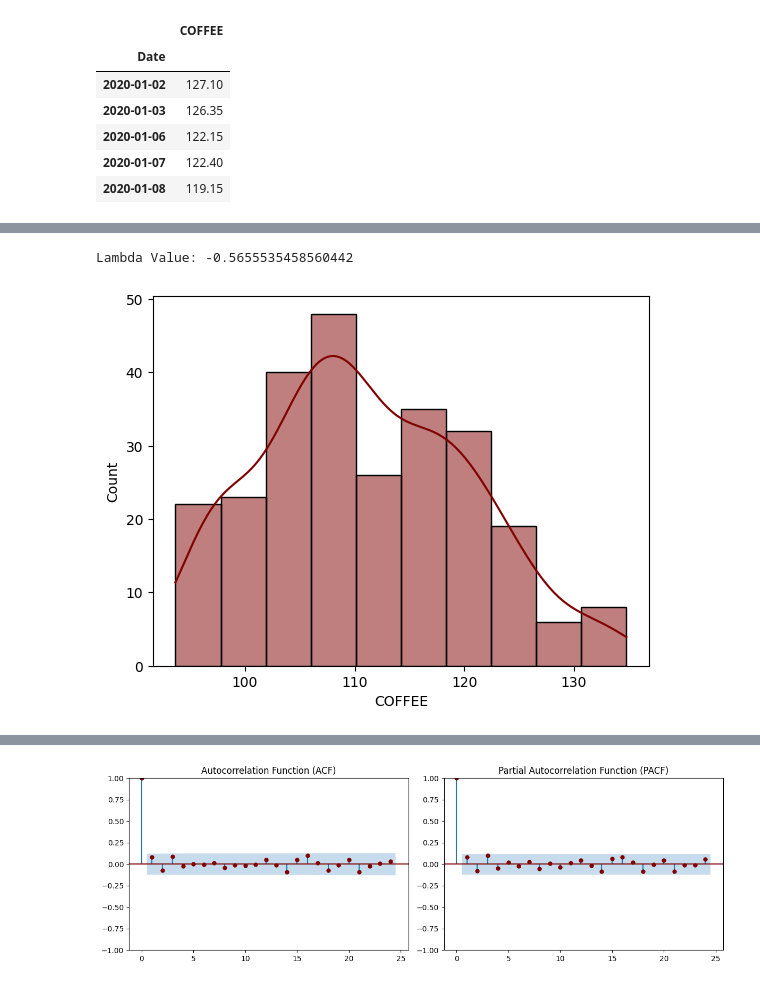
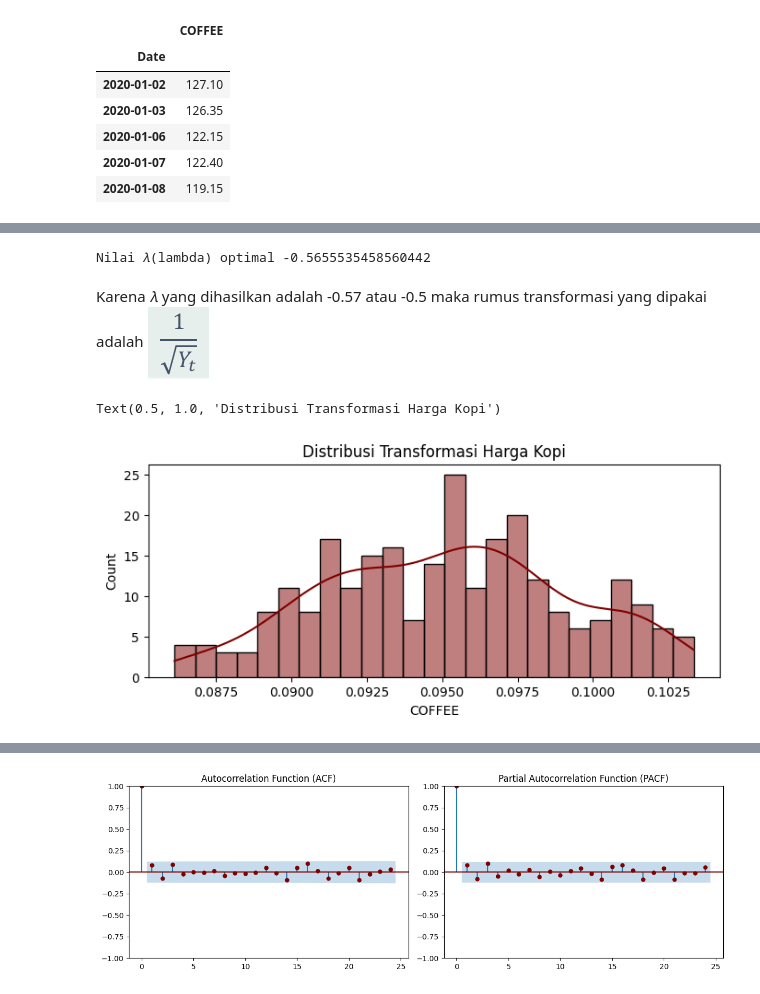
Before and after one commit to firarru/Analisis-Deret-Waktu, a Jupyter notebook: Tubes_ADW.ipynb, the cells around one changed output, grey strips where cells are left out. Saved outputs shown, nothing was run; the diff lists cells and outputs as text; code cells hidden in the pictures.

```diff
--- a/Tubes_ADW.ipynb
+++ b/Tubes_ADW.ipynb
@@ -231,13 +200,17 @@ plt.show()
 # %%
 df1_boxcox, best_lambda = boxcox(df1['COFFEE'])
-print('Lambda Value:', best_lambda)
+print('Nilai 𝜆(lambda) optimal', best_lambda)
 # %% [output]
-Lambda Value: -0.5655535458560442
+Nilai 𝜆(lambda) optimal -0.5655535458560442
+# %% [markdown]
+Karena 𝜆 yang dihasilkan adalah -0.57 atau -0.5 maka rumus transformasi yang dipakai adalah ![image.png](embedded-picture-1)
 # %%
-#plot the distribution of data values
-sns.histplot(df1['COFFEE'], kde=True, color='maroon')
-
 #perform Box-Cox transformation on original data
 df1_transform_boxcox = 1/np.sqrt(df1['COFFEE'])
+
+plt.figure(figsize=(8, 3))
+sns.histplot(df1_transform_boxcox, kde=True, color='maroon', bins=25)
+plt.title('Distribusi Transformasi Harga Kopi')
 # %% [output]
+Text(0.5, 1.0, 'Distribusi Transformasi Harga Kopi')
-[figure, old version]
+[figure, new version]
```
Also changed, not shown: parts of 81 cells of this notebook.
